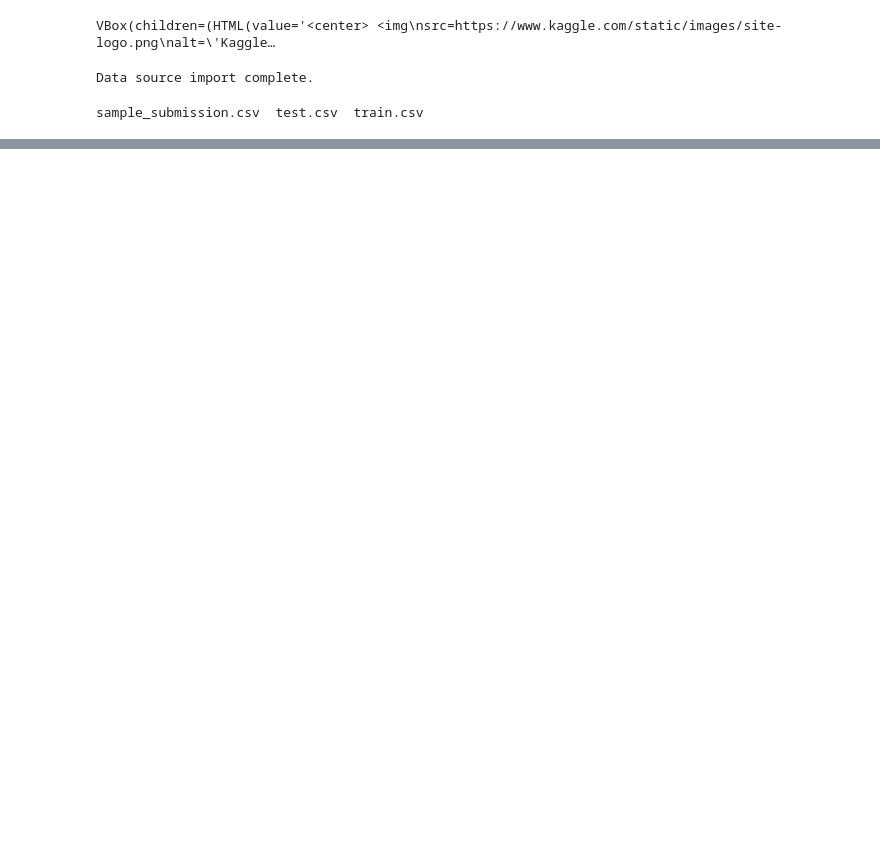
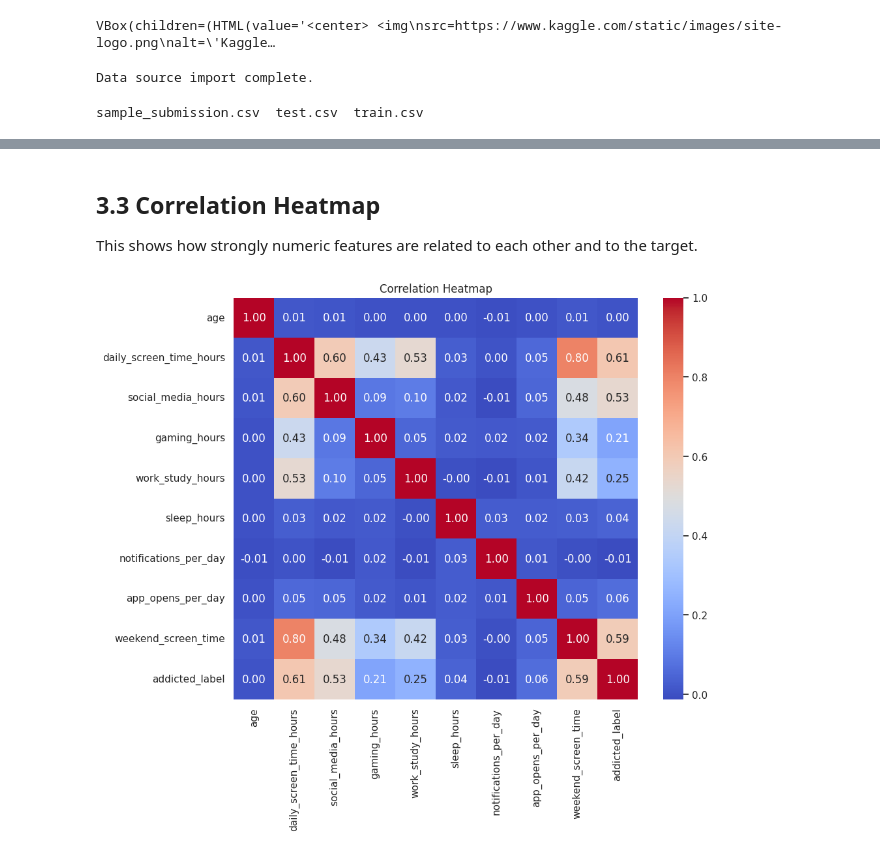
Before and after one commit to R4F4I/semester-5-FAST-K240009, a Jupyter notebook: ML-LAB/notebooks/notebookbc900e7019.ipynb, the cells around one changed output, grey strips where cells are left out. Cells and saved outputs as stored; diff of their text form; code cells hidden in the pictures; blank space fills up the shorter version.

```diff
--- a/ML-LAB/notebooks/notebookbc900e7019.ipynb
+++ b/ML-LAB/notebooks/notebookbc900e7019.ipynb
@@ -544,0 +198,12 @@ print(X_train_enc.shape, X_val_enc.shape, X_test_enc.shape)
+# %% [markdown]
+## 3.3 Correlation Heatmap
+
+This shows how strongly numeric features are related to each other and to the target.
+# %%
+plt.figure(figsize=(10, 8))
+corr = train_df[numeric_cols + [target_col]].corr()
+sns.heatmap(corr, annot=True, fmt='.2f', cmap='coolwarm')
+plt.title('Correlation Heatmap')
+plt.show()
+# %% [output]
+[figure, added]
```
Also changed, not shown: parts of 112 cells of this notebook.
